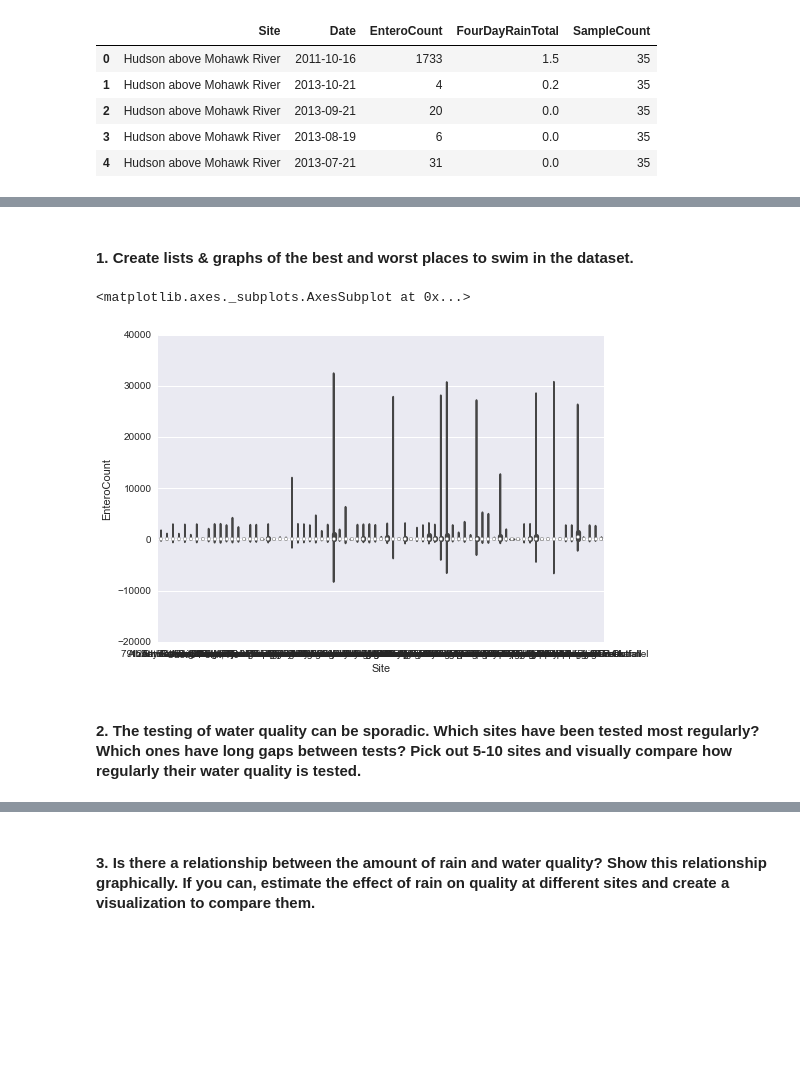
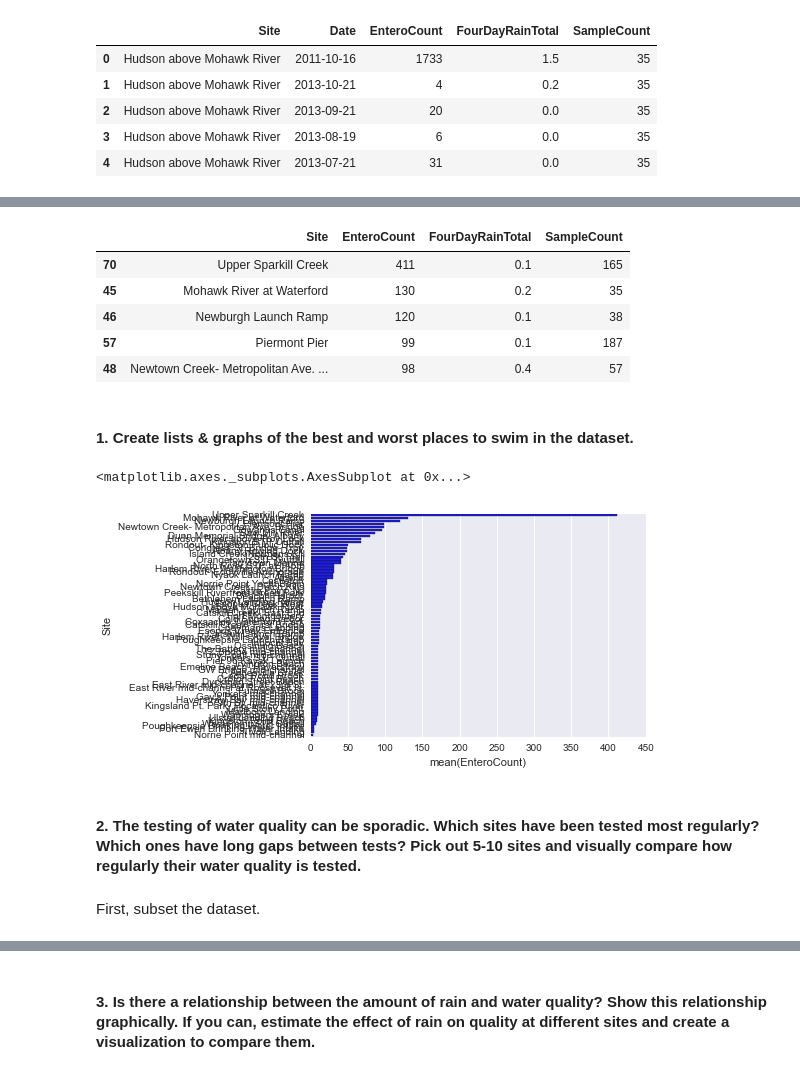
Before and after one commit to jhamski/IS608-DataVisualization-Assignments-Spring2016, a Jupyter notebook: Assignment 4/JamesHamski_assignment_4.ipynb, the cells around one changed output, grey strips where cells are left out. Saved outputs shown, nothing was run; the diff lists cells and outputs as text; code cells hidden in the pictures; blank space fills up the shorter version.

```diff
--- a/Assignment 4/JamesHamski_assignment_4.ipynb
+++ b/Assignment 4/JamesHamski_assignment_4.ipynb
@@ -85,9 +82,23 @@ AttributeError: 'DataFrame' object has no attribute 'summarize'
+# %%
+site_ave = rk.groupby('Site', as_index=False).median()
+site_ave = site_ave.sort_values(by='EnteroCount', ascending=False)
+site_ave.head()
+# %% [output]
+|  | Site | EnteroCount | FourDayRainTotal | SampleCount |
+| 70 | Upper Sparkill Creek | 411 | 0.1 | 165 |
+| 45 | Mohawk River at Waterford | 130 | 0.2 | 35 |
+| 46 | Newburgh Launch Ramp | 120 | 0.1 | 38 |
+| 57 | Piermont Pier | 99 | 0.1 | 187 |
+| 48 | Newtown Creek- Metropolitan Ave. ... | 98 | 0.4 | 57 |
 # %% [markdown]
 #### 1. Create lists & graphs of the best and worst places to swim in the dataset.
-# %%
-sbs.violinplot(x='Site', y='EnteroCount', data=rk)
-# %% [output]
-<matplotlib.axes._subplots.AxesSubplot at 0x...>
-[figure, removed]
+# %%
+sns.barplot(x="EnteroCount", y="Site", data=site_ave,
+            label="Total", color="b", order=site_ave['Site'])
+# %% [output]
+<matplotlib.axes._subplots.AxesSubplot at 0x...>
+[figure, added]
 # %% [markdown]
 #### 2. The testing of water quality can be sporadic. Which sites have been tested most regularly? Which ones have long gaps between tests? Pick out 5-10 sites and visually compare how regularly their water quality is tested.
+# %% [markdown]
+First, subset the dataset.
```
Also changed, not shown: parts of 7 cells of this notebook.
